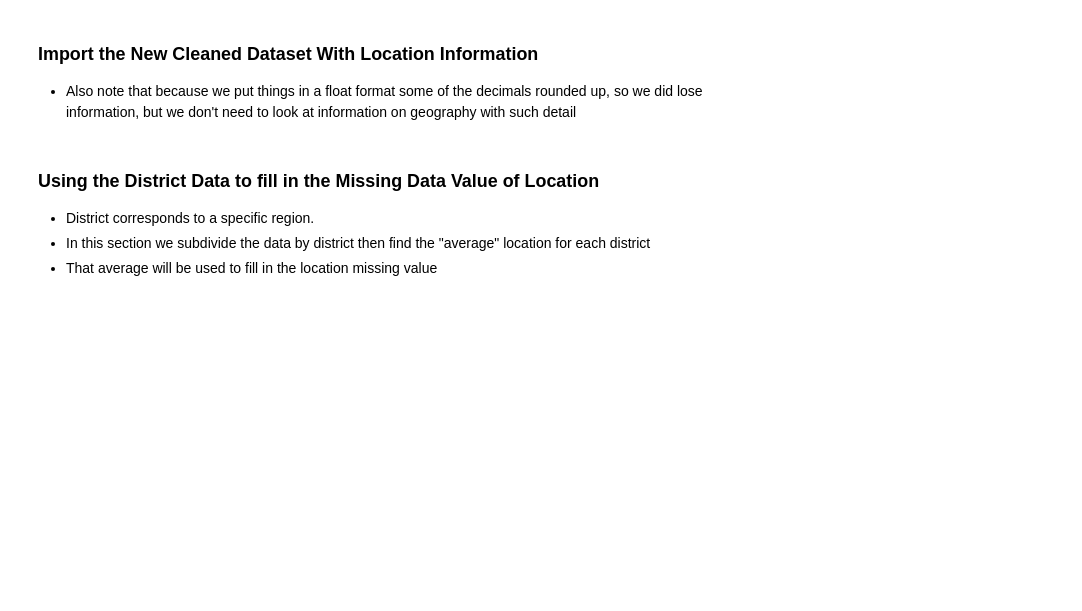
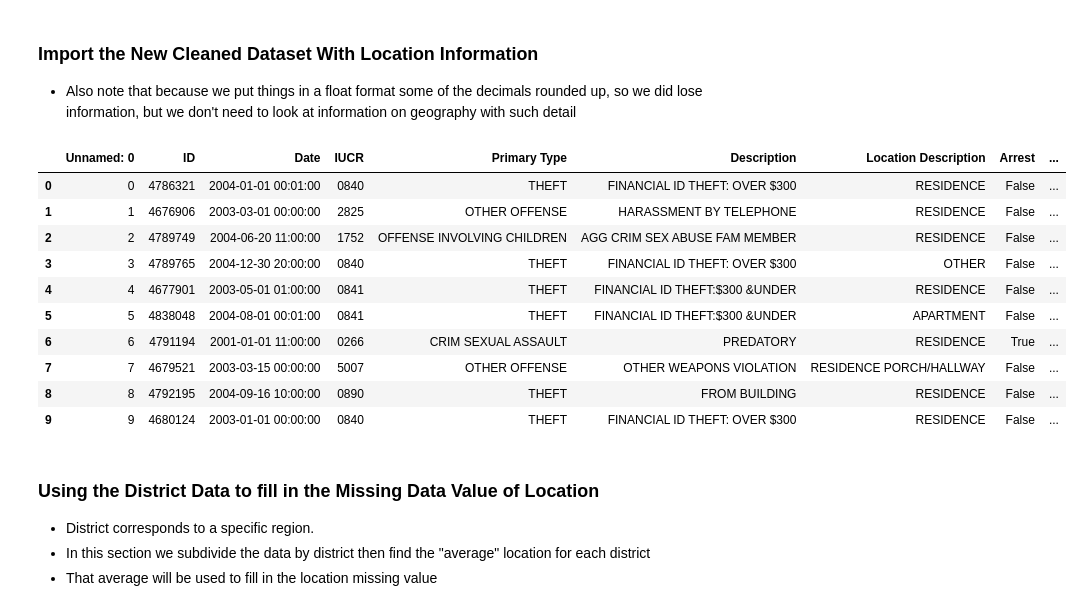
Before and after one commit to g1isgone/Unsupervised-MachineLearning, a Jupyter notebook: finalProject/crimesInChicago.ipynb, the cells around one changed output. Cells and saved outputs as stored; diff of their text form; code cells hidden in the pictures; blank space fills up the shorter version.

Commit message:
with new location data and new dataset

```diff
--- a/finalProject/crimesInChicago.ipynb
+++ b/finalProject/crimesInChicago.ipynb
@@ -550,6 +548,21 @@ KeyboardInterrupt:
 * Also note that because we put things in a float format some of the decimals rounded up, so we did lose information, but we don't need to look at information on geography with such detail
 # %%
 dataset = pd.read_csv("../../crimesInChicagoData/newTotalDf.csv")
+# %%
+dataset = dataset.drop(['level_0'], axis =1)
+dataset.head(10)
+# %% [output]
+|  | Unnamed: 0 | ID | Date | IUCR | Primary Type | Description | Location Description | Arrest | ... |
+| 0 | 0 | 4786321 | 2004-01-01 00:01:00 | 0840 | THEFT | FINANCIAL ID THEFT: OVER $300 | RESIDENCE | False | ... |
+| 1 | 1 | 4676906 | 2003-03-01 00:00:00 | 2825 | OTHER OFFENSE | HARASSMENT BY TELEPHONE | RESIDENCE | False | ... |
+| 2 | 2 | 4789749 | 2004-06-20 11:00:00 | 1752 | OFFENSE INVOLVING CHILDREN | AGG CRIM SEX ABUSE FAM MEMBER | RESIDENCE | False | ... |
+| 3 | 3 | 4789765 | 2004-12-30 20:00:00 | 0840 | THEFT | FINANCIAL ID THEFT: OVER $300 | OTHER | False | ... |
+| 4 | 4 | 4677901 | 2003-05-01 01:00:00 | 0841 | THEFT | FINANCIAL ID THEFT:$300 &UNDER | RESIDENCE | False | ... |
+| 5 | 5 | 4838048 | 2004-08-01 00:01:00 | 0841 | THEFT | FINANCIAL ID THEFT:$300 &UNDER | APARTMENT | False | ... |
+| 6 | 6 | 4791194 | 2001-01-01 11:00:00 | 0266 | CRIM SEXUAL ASSAULT | PREDATORY | RESIDENCE | True | ... |
+| 7 | 7 | 4679521 | 2003-03-15 00:00:00 | 5007 | OTHER OFFENSE | OTHER WEAPONS VIOLATION | RESIDENCE PORCH/HALLWAY | False | ... |
+| 8 | 8 | 4792195 | 2004-09-16 10:00:00 | 0890 | THEFT | FROM BUILDING | RESIDENCE | False | ... |
+| 9 | 9 | 4680124 | 2003-01-01 00:00:00 | 0840 | THEFT | FINANCIAL ID THEFT: OVER $300 | RESIDENCE | False | ... |
 # %% [markdown]
 ### Using the District Data to fill in the Missing Data Value of Location
 * District corresponds to a specific region.
```
Also changed, not shown: parts of 1 cell of this notebook.
